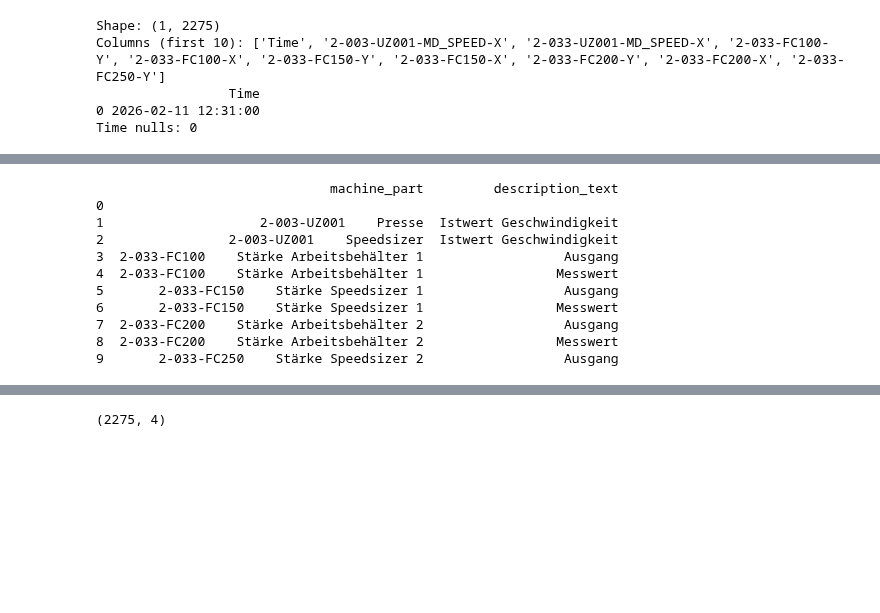
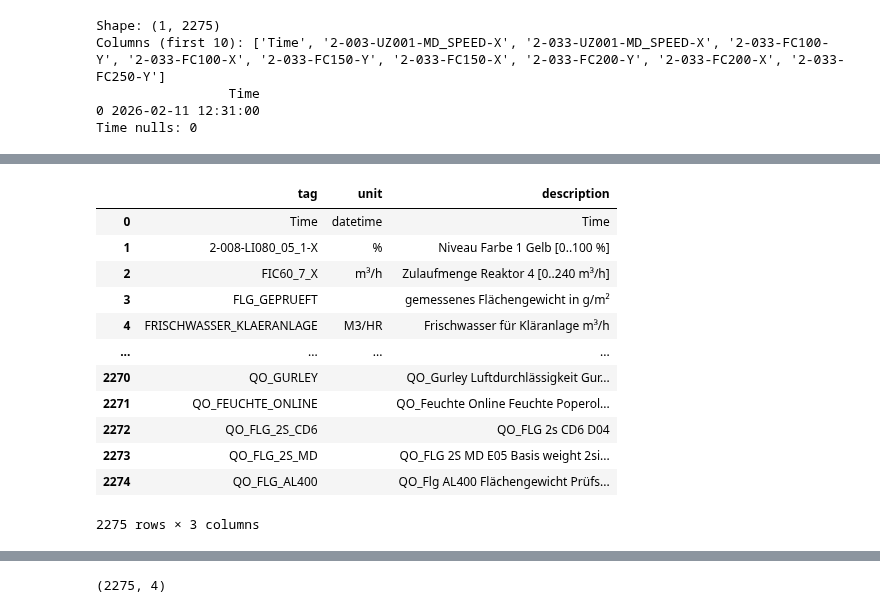
Before and after one commit to Miggon-dev/costimiser2, a Jupyter notebook: PHD_tags.ipynb, the cells around one changed output, grey strips where cells are left out. Drawn from its saved outputs; the diff is of its cells as text; code cells hidden in the pictures; blank space fills up the shorter version.

```diff
--- a/PHD_tags.ipynb
+++ b/PHD_tags.ipynb
@@ -444,29 +523,19 @@ meta[cols_to_clean].head(15)
-# %%
-# Split only on the FIRST colon
-split_cols = meta["description"].str.split(":", n=1, expand=True)
-
-meta["machine_part"] = split_cols[0].str.strip()
-
-# If there is no colon, second column will be NaN → replace with empty string
-meta["description_text"] = (
-    split_cols[1]
-    .fillna("")
-    .str.strip()
-)
-
-print(meta[["machine_part", "description_text"]].head(10))
-# %% [output]
-                              machine_part         description_text
-0
-1                    2-003-UZ001    Presse  Istwert Geschwindigkeit
-2                2-003-UZ001    Speedsizer  Istwert Geschwindigkeit
-3  2-033-FC100    Stärke Arbeitsbehälter 1                  Ausgang
-4  2-033-FC100    Stärke Arbeitsbehälter 1                 Messwert
-5       2-033-FC150    Stärke Speedsizer 1                  Ausgang
-6       2-033-FC150    Stärke Speedsizer 1                 Messwert
-7  2-033-FC200    Stärke Arbeitsbehälter 2                  Ausgang
-8  2-033-FC200    Stärke Arbeitsbehälter 2                 Messwert
-9       2-033-FC250    Stärke Speedsizer 2                  Ausgang
+# %%
+meta
+# %% [output]
+|  | tag | unit | description |
+| 0 | Time | datetime | Time |
+| 1 | 2-008-LI080_05_1-X | % | Niveau Farbe 1 Gelb [0..100 %] |
+| 2 | FIC60_7_X | m³/h | Zulaufmenge Reaktor 4 [0..240 m³/h] |
+| 3 | FLG_GEPRUEFT |  | gemessenes Flächengewicht in g/m² |
+| 4 | FRISCHWASSER_KLAERANLAGE | M3/HR | Frischwasser für Kläranlage m³/h |
+| ... | ... | ... | ... |
+| 2270 | QO_GURLEY |  | QO_Gurley Luftdurchlässigkeit Gur... |
+| 2271 | QO_FEUCHTE_ONLINE |  | QO_Feuchte Online Feuchte Poperol... |
+| 2272 | QO_FLG_2S_CD6 |  | QO_FLG 2s CD6 D04 |
+| 2273 | QO_FLG_2S_MD |  | QO_FLG 2S MD E05 Basis weight 2si... |
+| 2274 | QO_FLG_AL400 |  | QO_Flg AL400 Flächengewicht Prüfs... |
+2275 rows × 3 columns
 # %%
 import boto3
 import json
```
Also changed, not shown: parts of 20 cells of this notebook, 10 other files.
